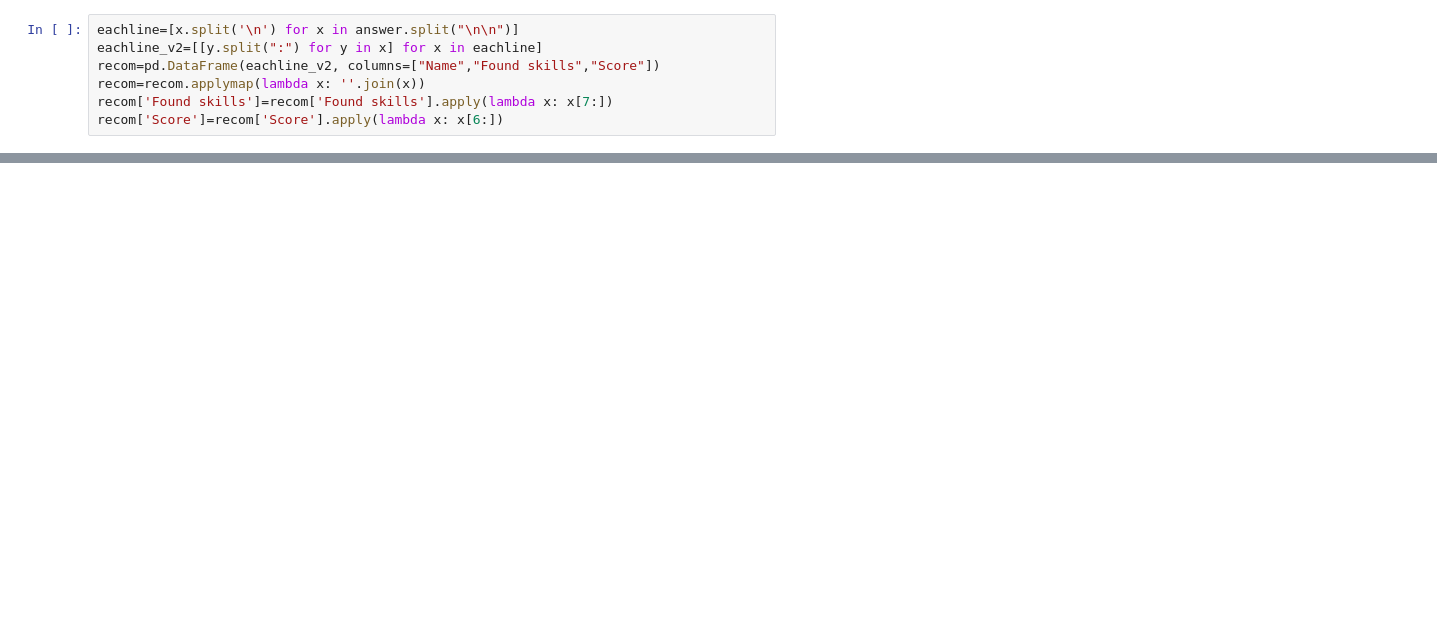
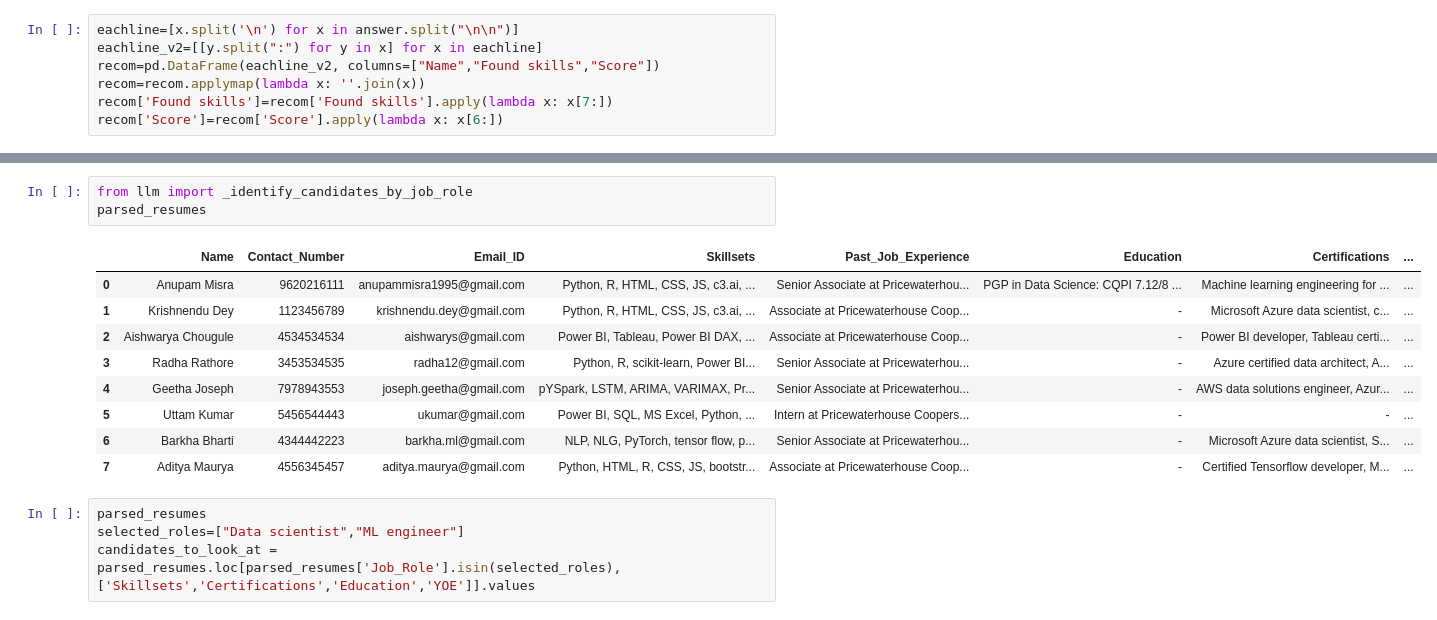
Before and after one commit to coderkol95/hr_analytics, a Jupyter notebook: test.ipynb, the cells around one changed output, grey strips where cells are left out. Drawn from its saved outputs; the diff is of its cells as text; blank space fills up the shorter version.

```diff
--- a/test.ipynb
+++ b/test.ipynb
@@ -359,0 +311,17 @@ recom
+# %%
+from llm import _identify_candidates_by_job_role
+parsed_resumes
+# %% [output]
+|  | Name | Contact_Number | Email_ID | Skillsets | Past_Job_Experience | Education | Certifications | ... |
+| 0 | Anupam Misra | 9620216111 | anupammisra1995@gmail.com | Python, R, HTML, CSS, JS, c3.ai, ... | Senior Associate at Pricewaterhou... | PGP in Data Science: CQPI 7.12/8 ... | Machine learning engineering for ... | ... |
+| 1 | Krishnendu Dey | 1123456789 | krishnendu.dey@gmail.com | Python, R, HTML, CSS, JS, c3.ai, ... | Associate at Pricewaterhouse Coop... | - | Microsoft Azure data scientist, c... | ... |
+| 2 | Aishwarya Chougule | 4534534534 | aishwarys@gmail.com | Power BI, Tableau, Power BI DAX, ... | Associate at Pricewaterhouse Coop... | - | Power BI developer, Tableau certi... | ... |
+| 3 | Radha Rathore | 3453534535 | radha12@gmail.com | Python, R, scikit-learn, Power BI... | Senior Associate at Pricewaterhou... | - | Azure certified data architect, A... | ... |
+| 4 | Geetha Joseph | 7978943553 | joseph.geetha@gmail.com | pYSpark, LSTM, ARIMA, VARIMAX, Pr... | Senior Associate at Pricewaterhou... | - | AWS data solutions engineer, Azur... | ... |
+| 5 | Uttam Kumar | 5456544443 | ukumar@gmail.com | Power BI, SQL, MS Excel, Python, ... | Intern at Pricewaterhouse Coopers... | - | - | ... |
+| 6 | Barkha Bharti | 4344442223 | barkha.ml@gmail.com | NLP, NLG, PyTorch, tensor flow, p... | Senior Associate at Pricewaterhou... | - | Microsoft Azure data scientist, S... | ... |
+| 7 | Aditya Maurya | 4556345457 | aditya.maurya@gmail.com | Python, HTML, R, CSS, JS, bootstr... | Associate at Pricewaterhouse Coop... | - | Certified Tensorflow developer, M... | ... |
+# %%
+parsed_resumes
+selected_roles=["Data scientist","ML engineer"]
+candidates_to_look_at = parsed_resumes.loc[parsed_resumes['Job_Role'].isin(selected_roles),['Skillsets','Certifications','Education','YOE']].values
```
Also changed, not shown: parts of 26 cells of this notebook, 10 other files.
